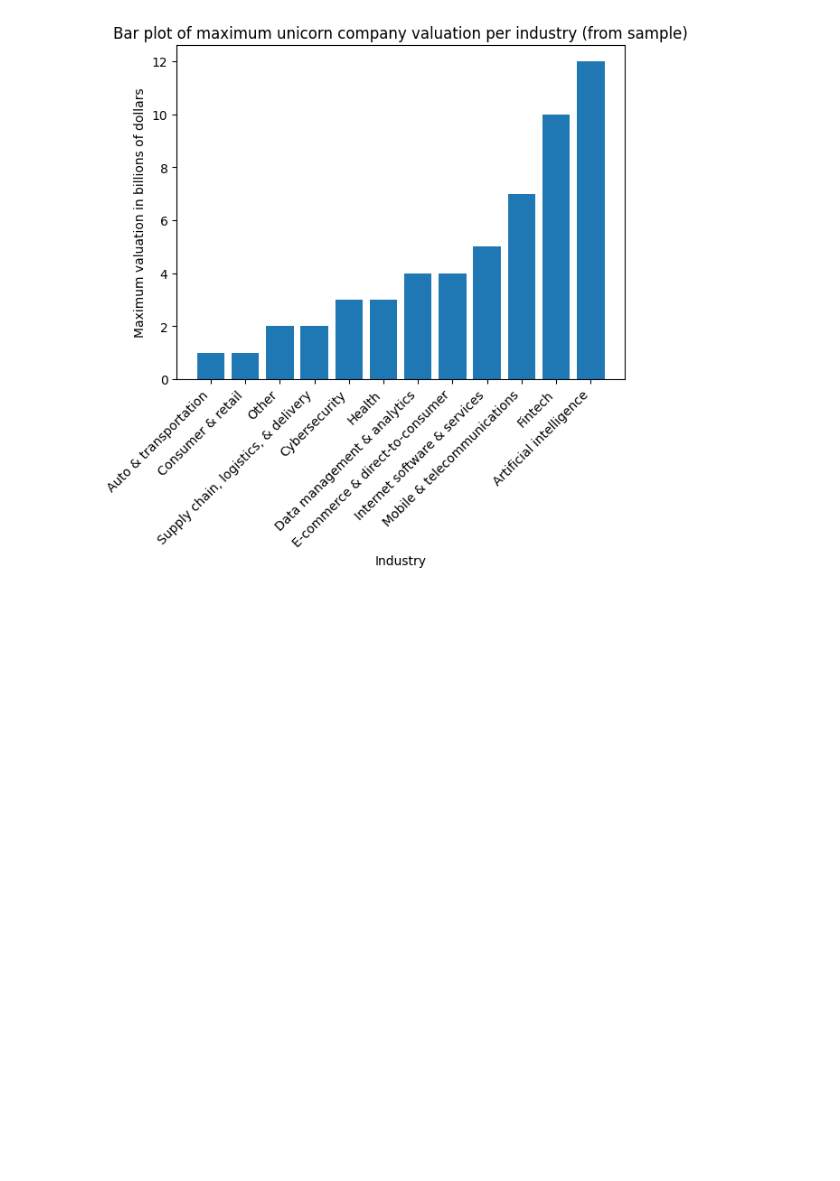
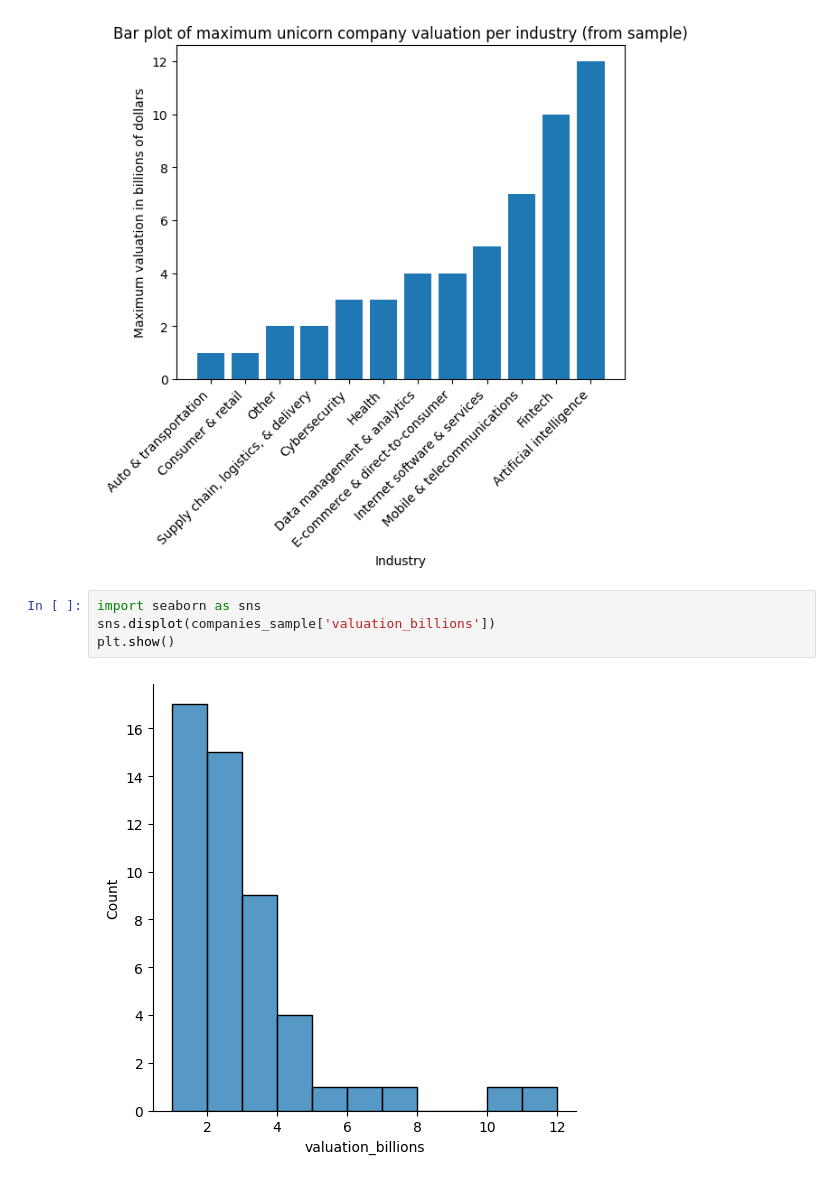
Before and after one commit to grigorow1974/Unicorns, a Jupyter notebook: Untitled-1.ipynb, the cells around one changed output. Drawn from its saved outputs; the diff is of its cells as text; blank space fills up the shorter version.

```diff
--- a/Untitled-1.ipynb
+++ b/Untitled-1.ipynb
@@ -289,3 +289,9 @@ plt.xticks(rotation=45, horizontalalignment='right')
 plt.show()
 # %% [output]
 [figure]
+# %%
+import seaborn as sns
+sns.displot(companies_sample['valuation_billions'])
+plt.show()
+# %% [output]
+[figure, added]
```
